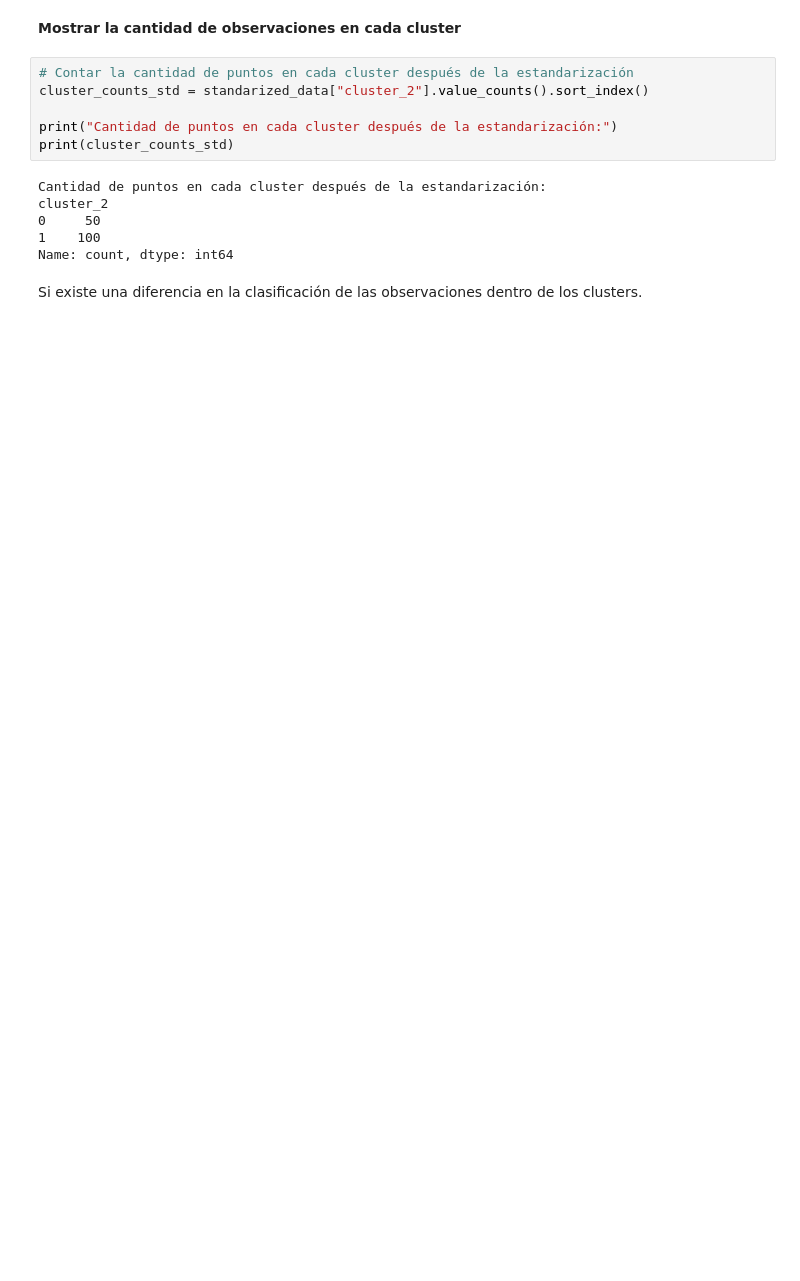
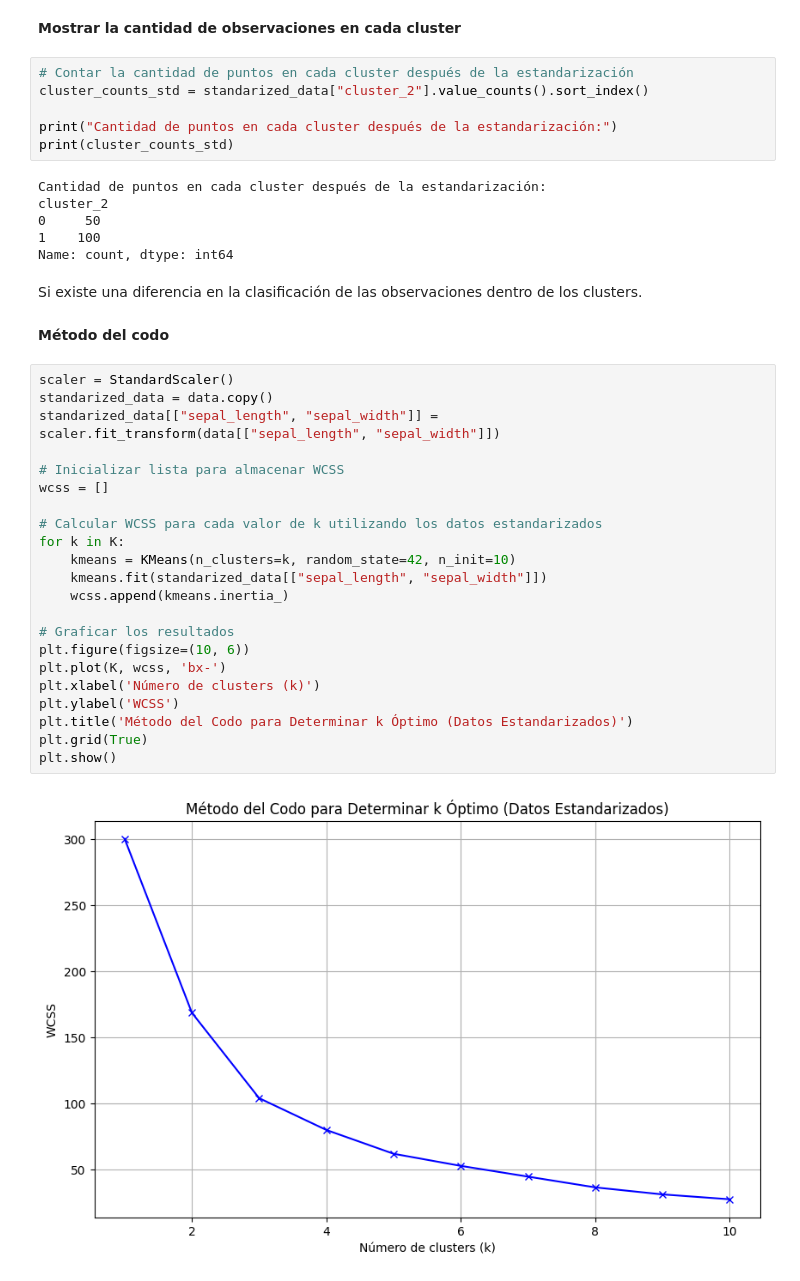
Before and after one commit to alee2602/HDT2-DM, a Jupyter notebook: main.ipynb, the cells around one changed output. Drawn from its saved outputs; the diff is of its cells as text; blank space fills up the shorter version.

```diff
--- a/main.ipynb
+++ b/main.ipynb
@@ -161,3 +161,29 @@ cluster_2
 Name: count, dtype: int64
 # %% [markdown]
 Si existe una diferencia en la clasificación de las observaciones dentro de los clusters.
+# %% [markdown]
+**Método del codo**
+# %%
+scaler = StandardScaler()
+standarized_data = data.copy()
+standarized_data[["sepal_length", "sepal_width"]] = scaler.fit_transform(data[["sepal_length", "sepal_width"]])
+
+# Inicializar lista para almacenar WCSS
+wcss = []
+
+# Calcular WCSS para cada valor de k utilizando los datos estandarizados
+for k in K:
+    kmeans = KMeans(n_clusters=k, random_state=42, n_init=10)
+    kmeans.fit(standarized_data[["sepal_length", "sepal_width"]])
+    wcss.append(kmeans.inertia_)
+
+# Graficar los resultados
+plt.figure(figsize=(10, 6))
+plt.plot(K, wcss, 'bx-')
+plt.xlabel('Número de clusters (k)')
+plt.ylabel('WCSS')
+plt.title('Método del Codo para Determinar k Óptimo (Datos Estandarizados)')
+plt.grid(True)
+plt.show()
+# %% [output]
+[figure, added]
```
Also changed, not shown: parts of 22 cells of this notebook.
